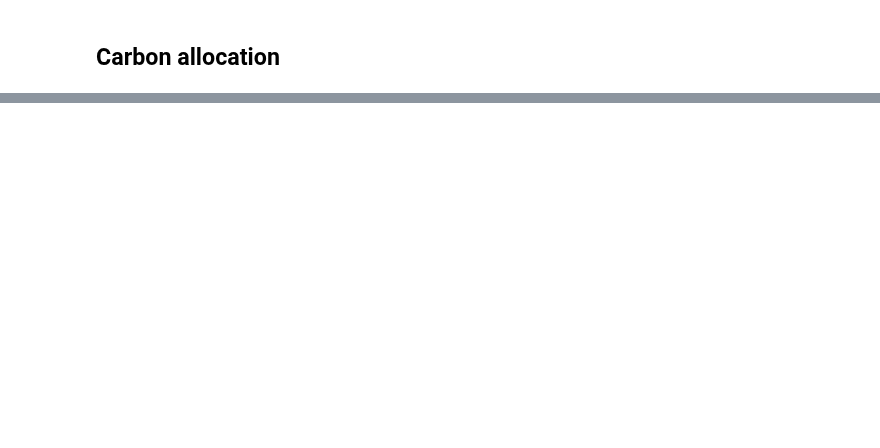
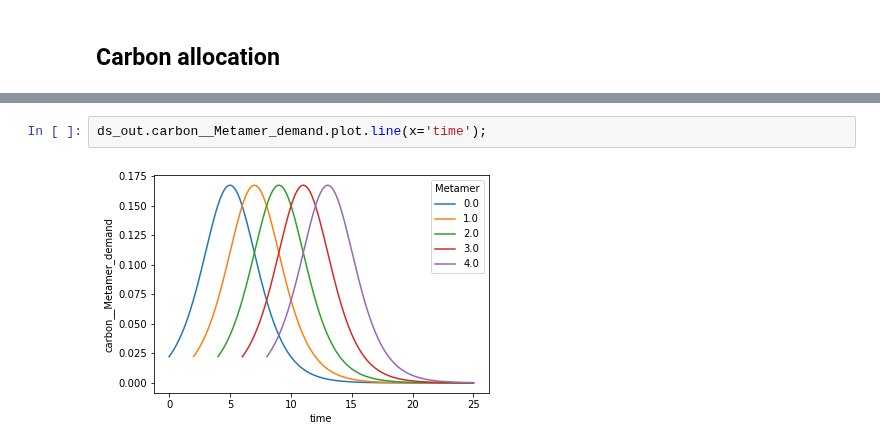
Before and after one commit to fredboudon/plantgl-jupyter, a Jupyter notebook: examples/lpy-simlab/lpy_carbon_light.ipynb, the cells around one changed output, grey strips where cells are left out. Saved outputs shown, nothing was run; the diff lists cells and outputs as text; blank space fills up the shorter version.

```diff
--- a/examples/lpy-simlab/lpy_carbon_light.ipynb
+++ b/examples/lpy-simlab/lpy_carbon_light.ipynb
@@ -174,0 +274,4 @@ class CarbonAllocation():
+# %%
+ds_out.carbon__Metamer_demand.plot.line(x='time');
+# %% [output]
+[figure, added]
```
Also changed, not shown: parts of 14 cells of this notebook, 1 other file.
